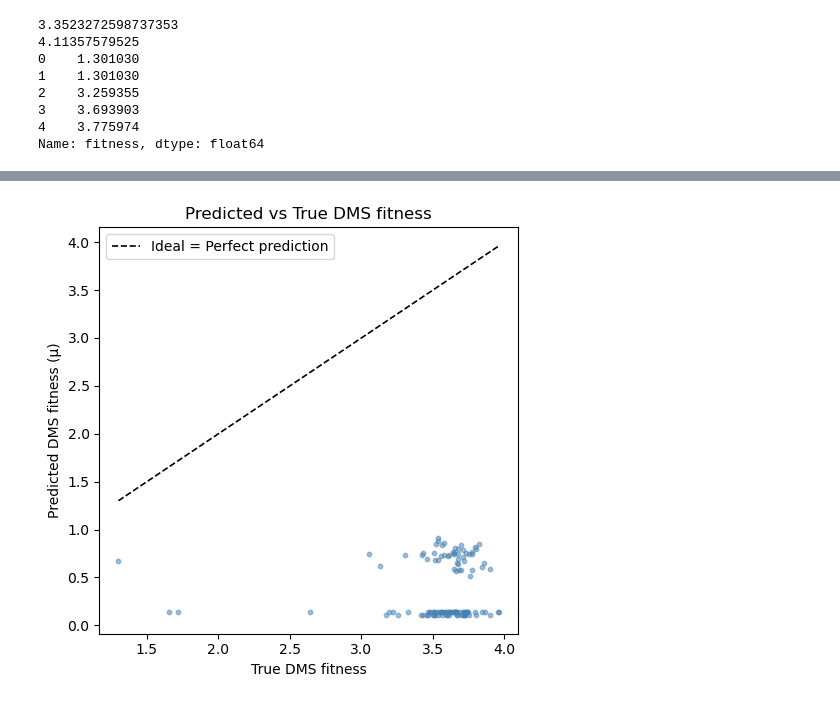
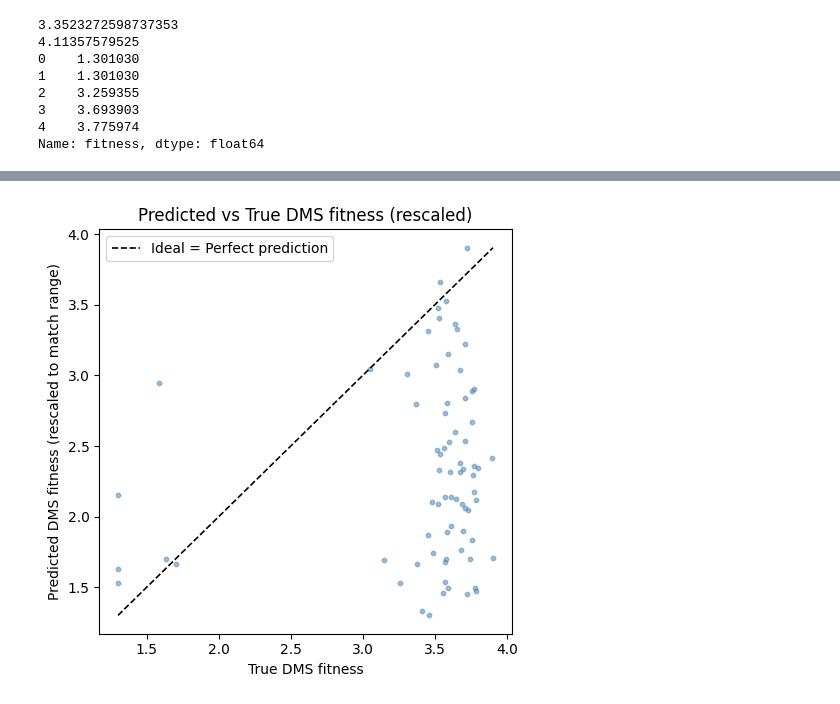
Before and after one commit to theerapas/Rosaloid, a Jupyter notebook: scripts/lookatoutput.ipynb, the cells around one changed output, grey strips where cells are left out. Drawn from its saved outputs; the diff is of its cells as text; code cells hidden in the pictures.

```diff
--- a/scripts/lookatoutput.ipynb
+++ b/scripts/lookatoutput.ipynb
@@ -115,23 +115,27 @@ props_all = pd.concat([props1, props2, props3, props4, props5], ignore_index=Tru
 
 # Keep only seq + mu and remove duplicates (if the same seq appeared in multiple rounds)
 pred_df = props_all[["seq", "mu"]].drop_duplicates(subset="seq").rename(columns={"mu": "pred_score"})
-# %%
-merged = dms.merge(pred_df, on="seq", how="inner")
-
-plt.figure(figsize=(5,5))
-plt.scatter(merged["fitness"], merged["pred_score"], s=10, alpha=0.5, color="steelblue")
-plt.plot([merged["fitness"].min(), merged["fitness"].max()],
-         [merged["fitness"].min(), merged["fitness"].max()],
-         'k--', lw=1.2, label="Ideal = Perfect prediction")
-
-plt.xlabel("True DMS fitness")
-plt.ylabel("Predicted DMS fitness (μ)")
-plt.title("Predicted vs True DMS fitness")
-plt.legend()
-plt.tight_layout()
-plt.show()
-# %% [output]
-[figure, removed]
+# %%
+merged = dms.merge(pred_df, on="seq", how="inner")
+
+pred_min, pred_max = merged["pred_score"].min(), merged["pred_score"].max()
+fit_min, fit_max   = merged["fitness"].min(), merged["fitness"].max()
+
+# Rescale predicted to same range as fitness
+merged["pred_rescaled"] = (merged["pred_score"] - pred_min) / (pred_max - pred_min) * (fit_max - fit_min) + fit_min
+
+plt.figure(figsize=(5,5))
+plt.scatter(merged["fitness"], merged["pred_rescaled"], s=10, alpha=0.5, color="steelblue")
+plt.plot([fit_min, fit_max], [fit_min, fit_max], 'k--', lw=1.2, label="Ideal = Perfect prediction")
+
+plt.xlabel("True DMS fitness")
+plt.ylabel("Predicted DMS fitness (rescaled to match range)")
+plt.title("Predicted vs True DMS fitness (rescaled)")
+plt.legend()
+plt.tight_layout()
+plt.show()
+# %% [output]
+[figure, added]
 # %%
 plt.figure()
 plt.plot(summ["round"], summ["avg_selected"], marker="o", label="Avg selected fitness")
```
Also changed, not shown: parts of 4 cells of this notebook, 1 other file.
